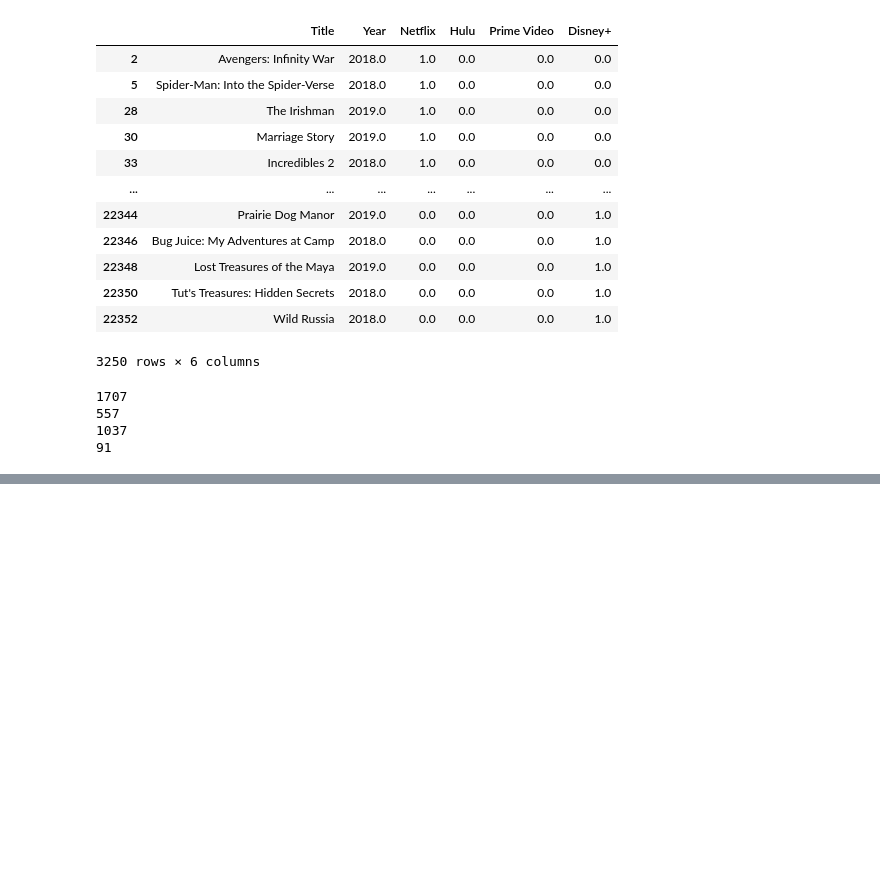
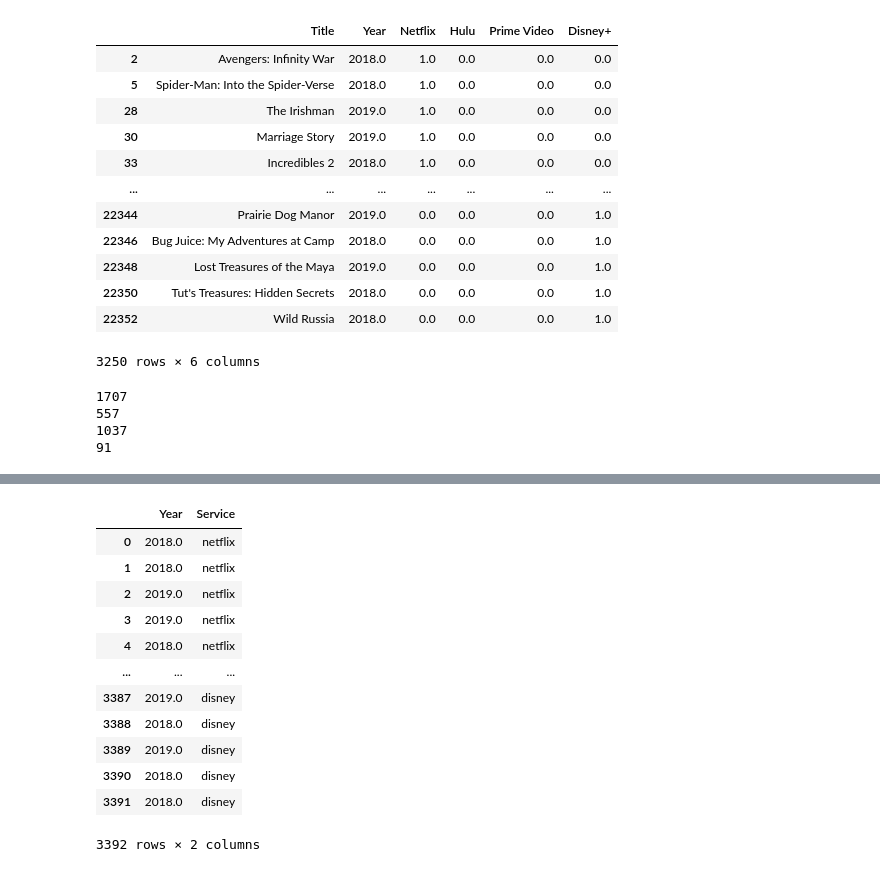
Before and after one commit to jtslater2/old_fashioned, a Jupyter notebook: Scripts/New Shows.ipynb, the cells around one changed output, grey strips where cells are left out. Cells and saved outputs as stored; diff of their text form; code cells hidden in the pictures; blank space fills up the shorter version.

```diff
--- a/Scripts/New Shows.ipynb
+++ b/Scripts/New Shows.ipynb
@@ -124,0 +127,19 @@ plt.tight_layout()
+# %%
+#merge the source columns into a column
+new_releases_df = pd.concat([netflix_shows, hulu_shows, prime_shows,  disney_shows], ignore_index=True, sort=False)
+
+new_releases_df
+# %% [output]
+|  | Year | Service |
+| 0 | 2018.0 | netflix |
+| 1 | 2018.0 | netflix |
+| 2 | 2019.0 | netflix |
+| 3 | 2019.0 | netflix |
+| 4 | 2018.0 | netflix |
+| ... | ... | ... |
+| 3387 | 2019.0 | disney |
+| 3388 | 2018.0 | disney |
+| 3389 | 2019.0 | disney |
+| 3390 | 2018.0 | disney |
+| 3391 | 2018.0 | disney |
+3392 rows × 2 columns
```
Also changed, not shown: parts of 6 cells of this notebook, 1 other file.
